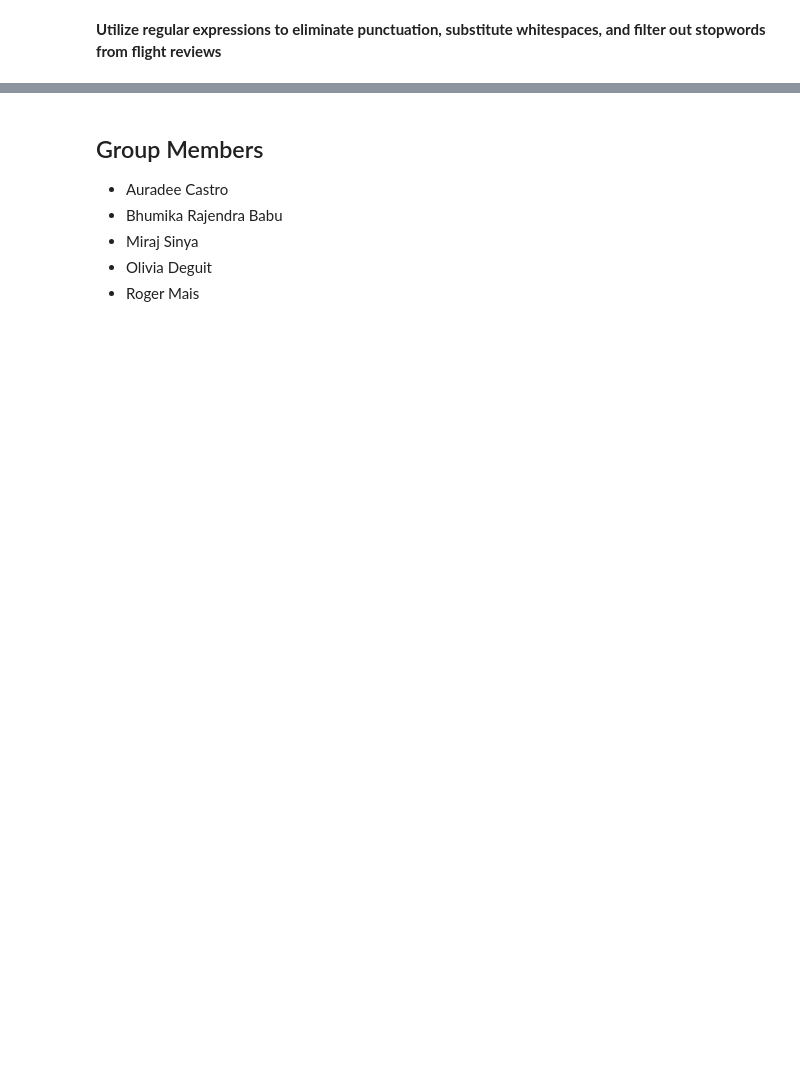
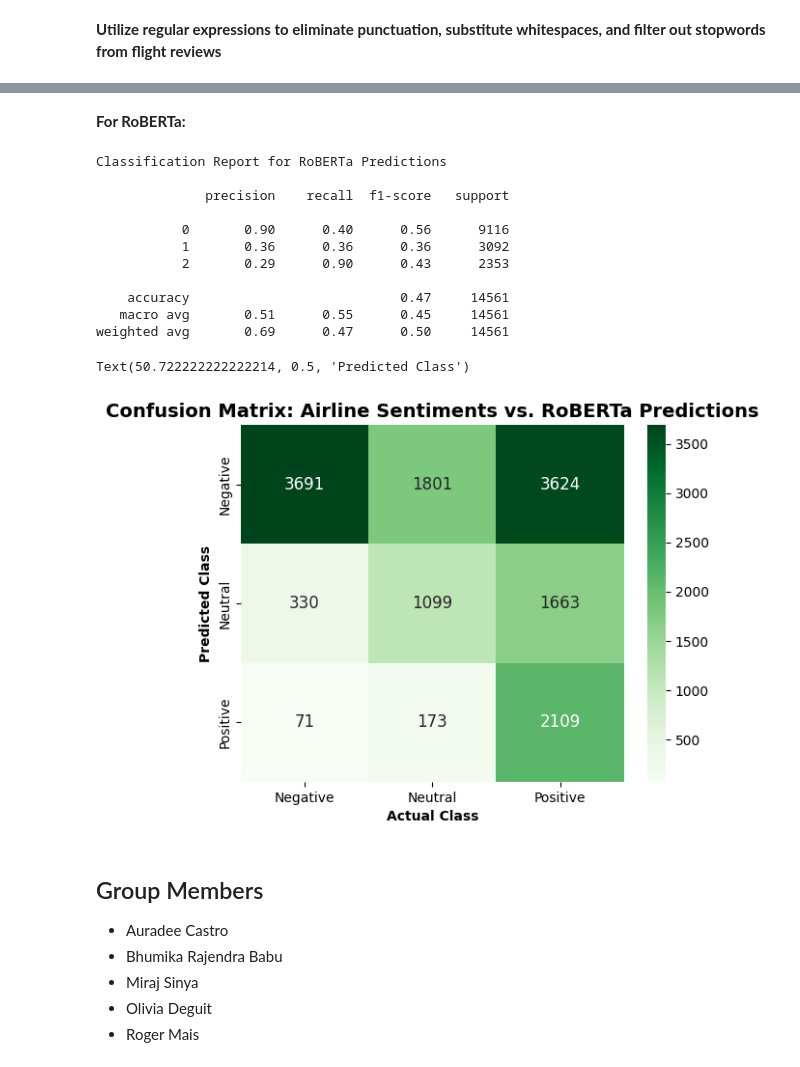
Before and after one commit to abccastro/ChatBot-Online-Flight-Booking, a Jupyter notebook: Flight Sentiment Analysis.ipynb, the cells around one changed output, grey strips where cells are left out. Saved outputs shown, nothing was run; the diff lists cells and outputs as text; code cells hidden in the pictures; blank space fills up the shorter version.

```diff
--- a/Flight Sentiment Analysis.ipynb
+++ b/Flight Sentiment Analysis.ipynb
@@ -672,3 +514,33 @@ Specify the evaluation here post hyperparameter tuning
+# %% [markdown]
+__For RoBERTa:__
+# %%
+print("Classification Report for RoBERTa Predictions\n")
+print(classification_report(airline_sentiments, roberta_predictions))
+
+# Create a confusion matrix
+class_labels = ['Negative', 'Neutral', 'Positive']
+cm = confusion_matrix(airline_sentiments, roberta_predictions)
+cm_matrix = pd.DataFrame(data=cm, columns=class_labels, index=class_labels)
+
+sb.heatmap(cm_matrix, cmap='Greens', annot=True, fmt='d', annot_kws={"size": 12})
+
+plt.title('Confusion Matrix: Airline Sentiments vs. RoBERTa Predictions', fontsize=14, fontweight='bold')
+plt.xlabel('Actual Class', fontweight='bold')
+plt.ylabel('Predicted Class', fontweight='bold')
+# %% [output]
+Classification Report for RoBERTa Predictions
+
+              precision    recall  f1-score   support
+
+           0       0.90      0.40      0.56      9116
+           1       0.36      0.36      0.36      3092
+           2       0.29      0.90      0.43      2353
+
+    accuracy                           0.47     14561
+   macro avg       0.51      0.55      0.45     14561
+weighted avg       0.69      0.47      0.50     14561
+Text(50.722222222222214, 0.5, 'Predicted Class')
+[figure, added]
 # %% [markdown]
 ## Group Members
 - Auradee Castro
```
Also changed, not shown: parts of 59 cells of this notebook, 3 other files.
